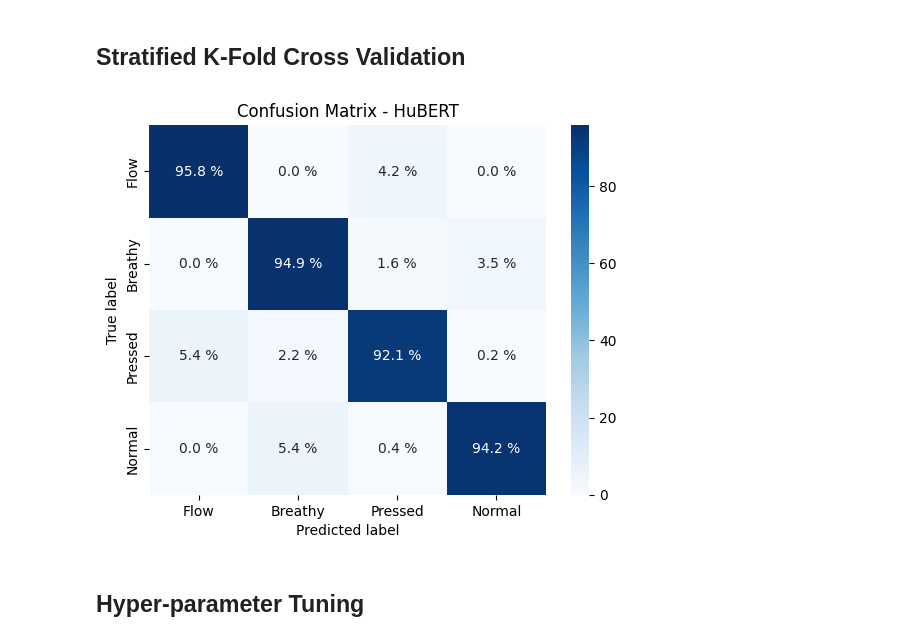
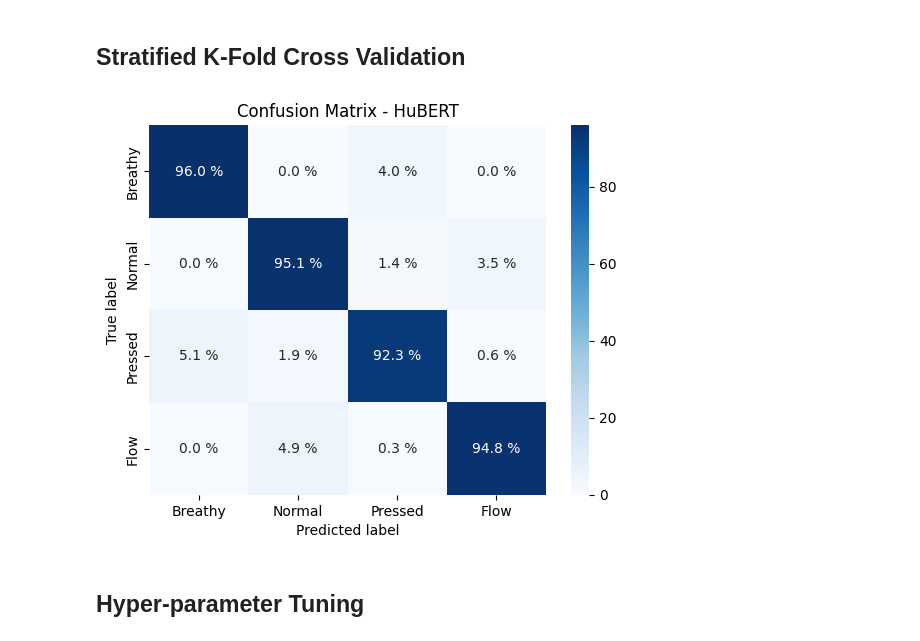
Before and after one commit to ajuanijustus/voice2mode, a Jupyter notebook: Runtime Notebook (hubert).ipynb, the cells around one changed output. Drawn from its saved outputs; the diff is of its cells as text; code cells hidden in the pictures.

```diff
--- a/Runtime Notebook (hubert).ipynb
+++ b/Runtime Notebook (hubert).ipynb
@@ -18,32 +18,32 @@ hubert_5fold_df.to_csv('results/hubert_5fold_df_mean_embd.csv', index=False)
 # %%
 layer_num=4
 combined_cm = None
-class_labels = ["Flow", "Breathy", "Pressed", "Normal"]
+class_labels = ["Breathy", "Normal", "Pressed", "Flow"]
 for layer, fold, cm in confusion_matrices:
     if layer_num is None or layer == layer_num:
         if combined_cm is None:
             combined_cm = cm
         else:
             combined_cm += cm
 
 if combined_cm is not None:
     # Calculate percentages
     cm_sum = np.sum(combined_cm, axis=1, keepdims=True)
     combined_cm_percentage = np.round(100 * combined_cm / cm_sum, 2)
 
     plt.figure()
     plot = sns.heatmap(combined_cm_percentage, annot=True, fmt='.1f', cmap='Blues', xticklabels=class_labels, yticklabels=class_labels)
     for t in plot.texts: t.set_text(t.get_text() + " %")
     plt.title(f'Confusion Matrix - HuBERT')
     plt.xlabel('Predicted label')
     plt.ylabel('True label')
 
     # Save the plot as SVG
-    plt.savefig('confusion_matrix_hubert.svg', format='svg')
+    plt.savefig('results/confusion_matrix_hubert.svg', format='svg')
 
     plt.show()
 # %% [output]
-[figure, old version]
+[figure, new version]
 # %% [markdown]
 ## Hyper-parameter Tuning
 # %%
```
Also changed, not shown: 2 other files.
